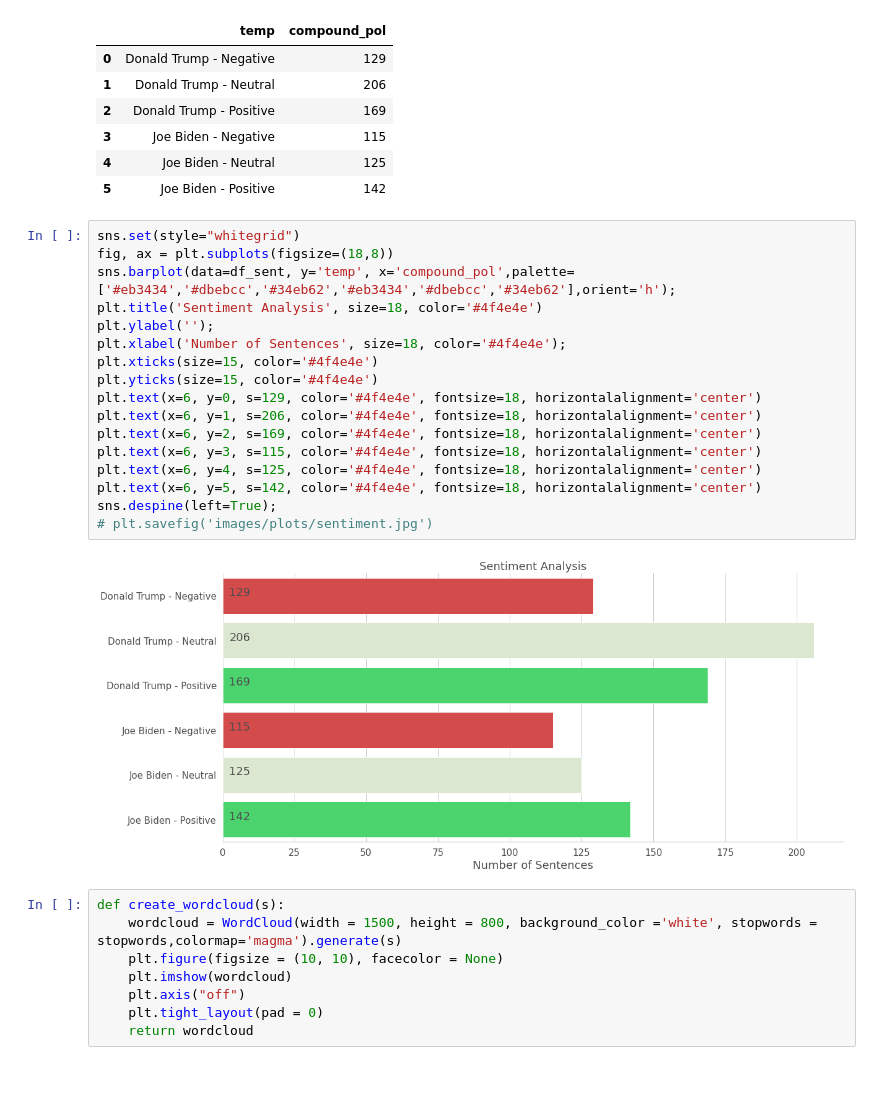
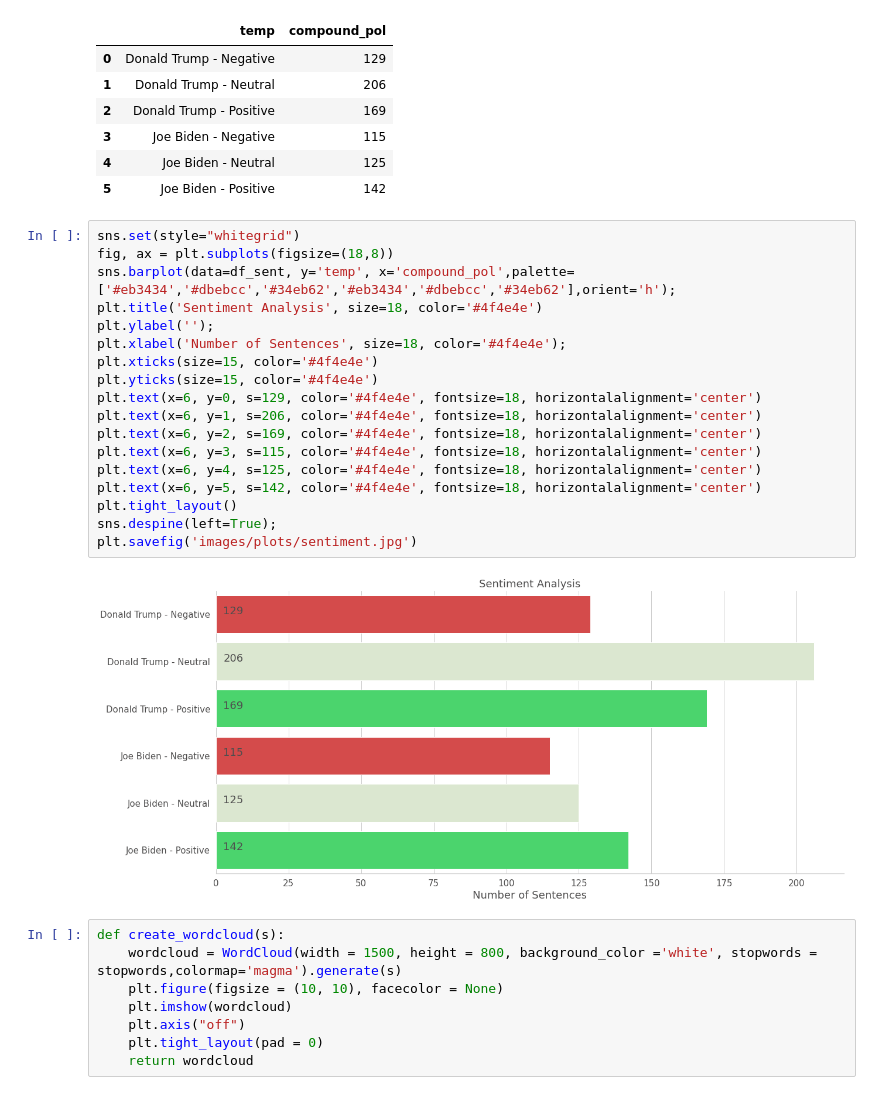
Before and after one commit to ritik-k/USA_election_debate, a Jupyter notebook: main.ipynb, the cells around one changed output. Cells and saved outputs as stored; diff of their text form.

Commit message:
changed sentiment image

```diff
--- a/main.ipynb
+++ b/main.ipynb
@@ -405,22 +405,23 @@ df_sent
 # %%
 sns.set(style="whitegrid")
 fig, ax = plt.subplots(figsize=(18,8))
 sns.barplot(data=df_sent, y='temp', x='compound_pol',palette=['#eb3434','#dbebcc','#34eb62','#eb3434','#dbebcc','#34eb62'],orient='h');
 plt.title('Sentiment Analysis', size=18, color='#4f4e4e')
 plt.ylabel('');
 plt.xlabel('Number of Sentences', size=18, color='#4f4e4e');
 plt.xticks(size=15, color='#4f4e4e')
 plt.yticks(size=15, color='#4f4e4e')
 plt.text(x=6, y=0, s=129, color='#4f4e4e', fontsize=18, horizontalalignment='center')
 plt.text(x=6, y=1, s=206, color='#4f4e4e', fontsize=18, horizontalalignment='center')
 plt.text(x=6, y=2, s=169, color='#4f4e4e', fontsize=18, horizontalalignment='center')
 plt.text(x=6, y=3, s=115, color='#4f4e4e', fontsize=18, horizontalalignment='center')
 plt.text(x=6, y=4, s=125, color='#4f4e4e', fontsize=18, horizontalalignment='center')
 plt.text(x=6, y=5, s=142, color='#4f4e4e', fontsize=18, horizontalalignment='center')
+plt.tight_layout()
 sns.despine(left=True);
-# plt.savefig('images/plots/sentiment.jpg')
+plt.savefig('images/plots/sentiment.jpg')
 # %% [output]
-[figure, old version]
+[figure, new version]
 # %%
 def create_wordcloud(s):
     wordcloud = WordCloud(width = 1500, height = 800, background_color ='white', stopwords = stopwords,colormap='magma').generate(s)
```
Also changed, not shown: parts of 1 cell of this notebook, 1 other file.
